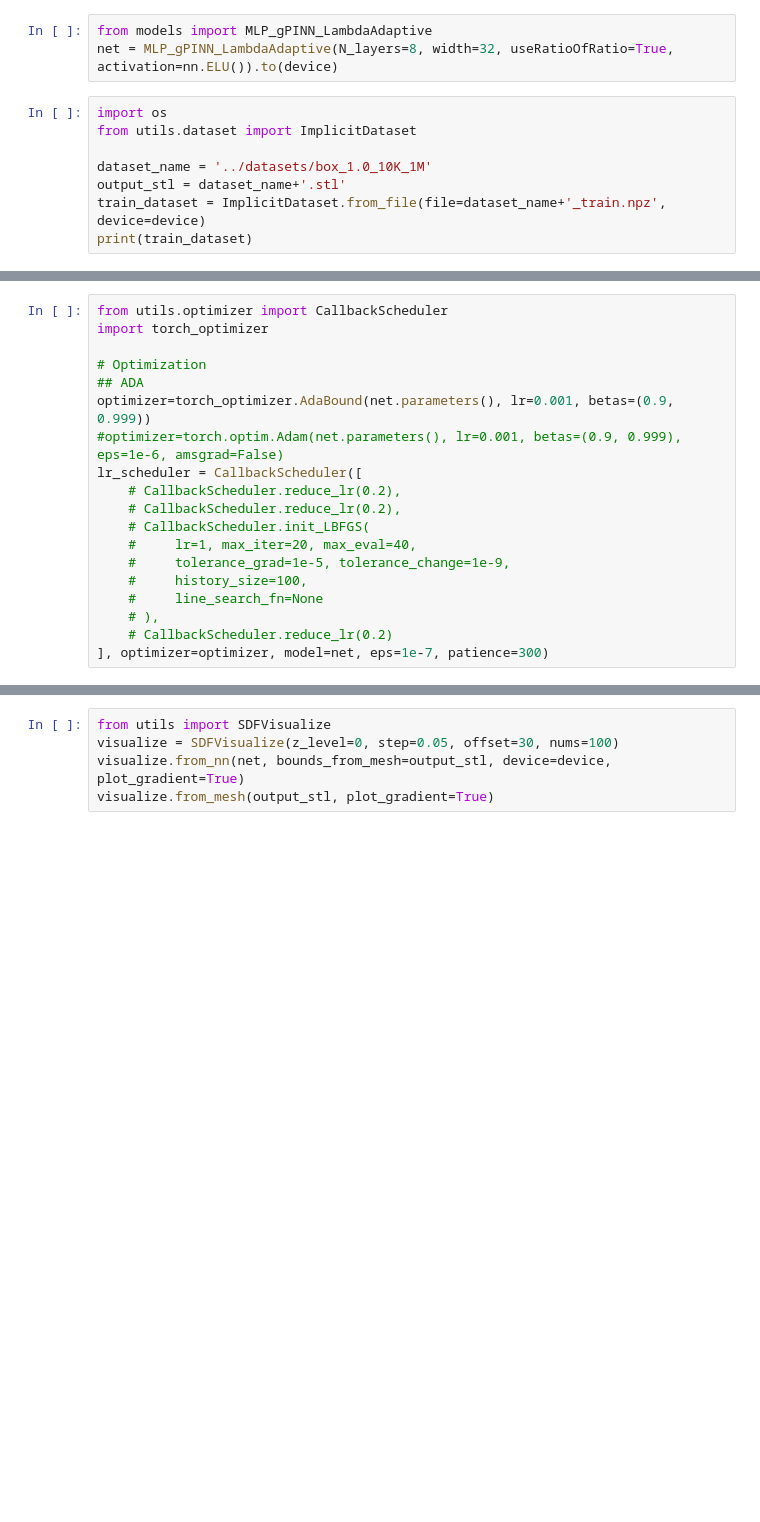
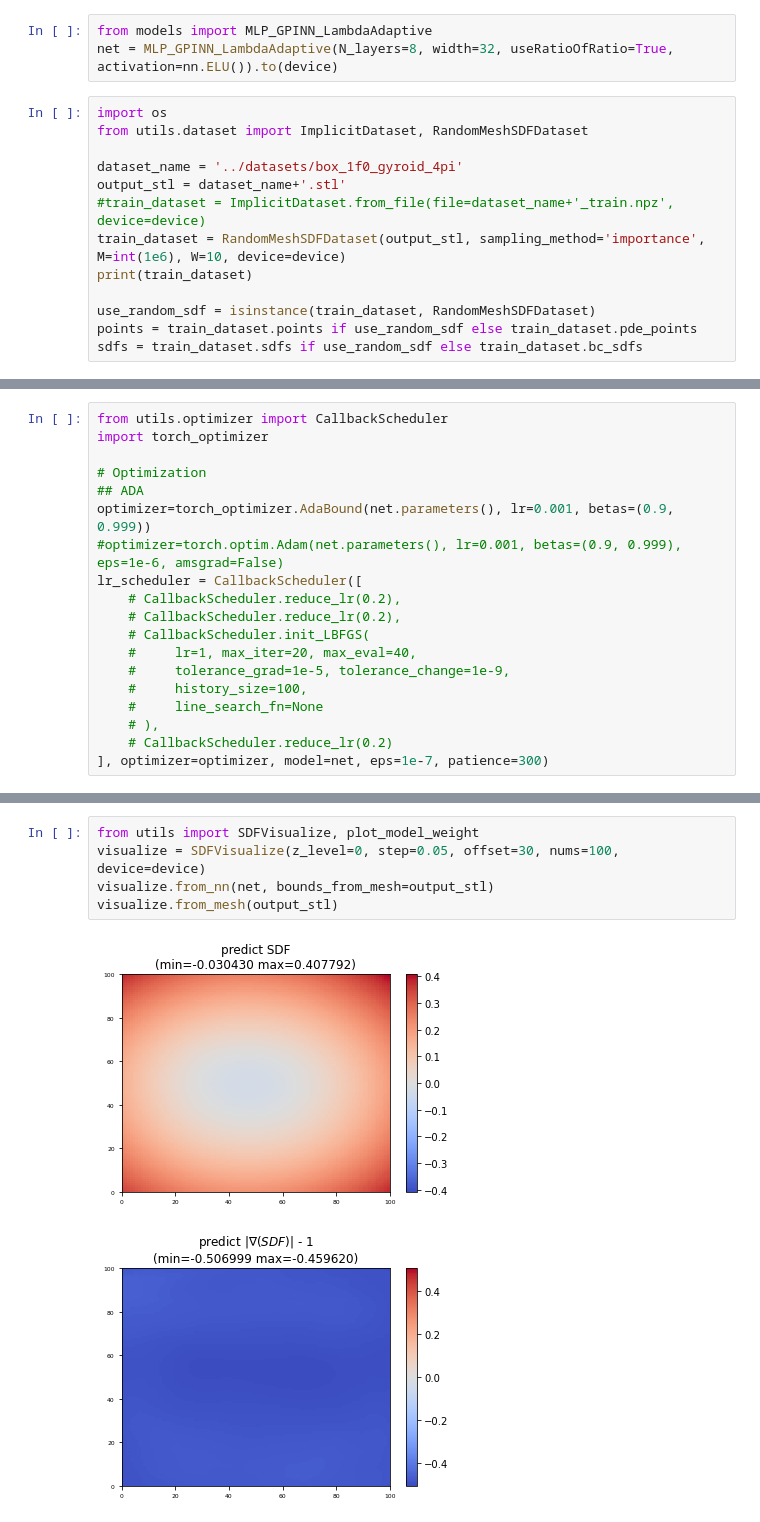
Before and after one commit to nodtem66/PINN_Implicit_SDF, a Jupyter notebook: notebooks/2.7_train_gPINN_LambdaAdaptive.ipynb, the cells around one changed output, grey strips where cells are left out. Cells and saved outputs as stored; diff of their text form; blank space fills up the shorter version.

```diff
--- a/notebooks/2.7_train_gPINN_LambdaAdaptive.ipynb
+++ b/notebooks/2.7_train_gPINN_LambdaAdaptive.ipynb
@@ -16,14 +16,19 @@ torch.set_default_dtype(torch.float64)
 # %% [output]
 CUDA 0: NVIDIA GeForce GTX 1650 Ti
 # %%
-from models import MLP_gPINN_LambdaAdaptive
-net = MLP_gPINN_LambdaAdaptive(N_layers=8, width=32, useRatioOfRatio=True, activation=nn.ELU()).to(device)
+from models import MLP_GPINN_LambdaAdaptive
+net = MLP_GPINN_LambdaAdaptive(N_layers=8, width=32, useRatioOfRatio=True, activation=nn.ELU()).to(device)
 # %%
 import os
-from utils.dataset import ImplicitDataset
+from utils.dataset import ImplicitDataset, RandomMeshSDFDataset
 
-dataset_name = '../datasets/box_1.0_10K_1M'
+dataset_name = '../datasets/box_1f0_gyroid_4pi'
 output_stl = dataset_name+'.stl'
-train_dataset = ImplicitDataset.from_file(file=dataset_name+'_train.npz', device=device)
+#train_dataset = ImplicitDataset.from_file(file=dataset_name+'_train.npz', device=device)
+train_dataset = RandomMeshSDFDataset(output_stl, sampling_method='importance', M=int(1e6), W=10, device=device)
 print(train_dataset)
+
+use_random_sdf = isinstance(train_dataset, RandomMeshSDFDataset)
+points = train_dataset.points if use_random_sdf else train_dataset.pde_points
+sdfs = train_dataset.sdfs if use_random_sdf else train_dataset.bc_sdfs
 # %% [output]
@@ -76,6 +83,9 @@ except KeyboardInterrupt as e:
 Bye bye
 # %%
-from utils import SDFVisualize
-visualize = SDFVisualize(z_level=0, step=0.05, offset=30, nums=100)
-visualize.from_nn(net, bounds_from_mesh=output_stl, device=device, plot_gradient=True)
-visualize.from_mesh(output_stl, plot_gradient=True)
+from utils import SDFVisualize, plot_model_weight
+visualize = SDFVisualize(z_level=0, step=0.05, offset=30, nums=100, device=device)
+visualize.from_nn(net, bounds_from_mesh=output_stl)
+visualize.from_mesh(output_stl)
+# %% [output]
+[figure, added]
+[figure, added]
```
Also changed, not shown: parts of 4 cells of this notebook, 31 other files.
